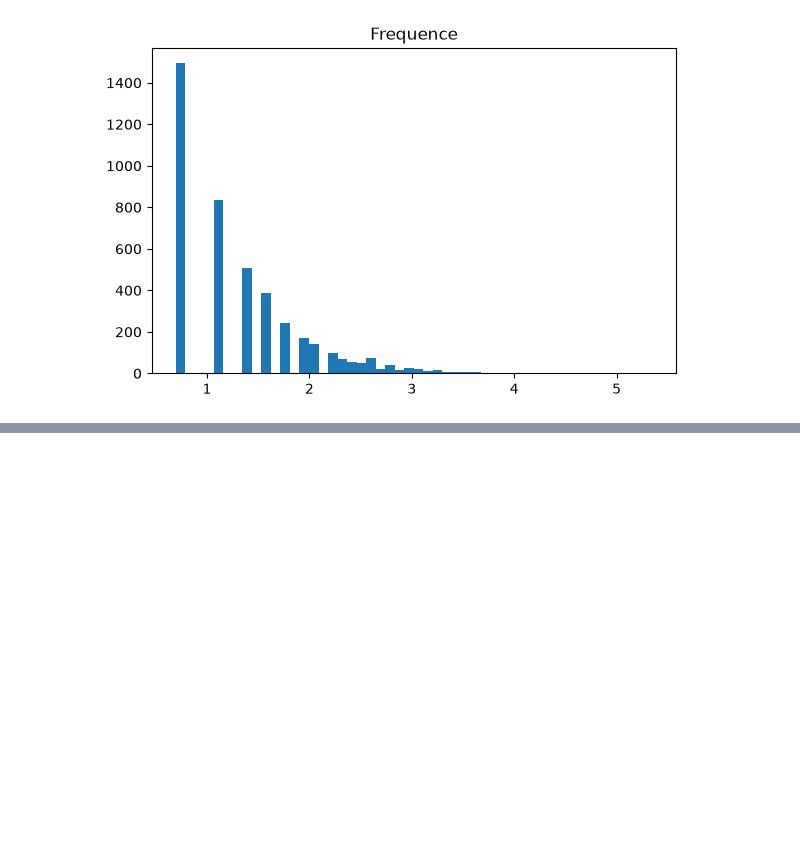
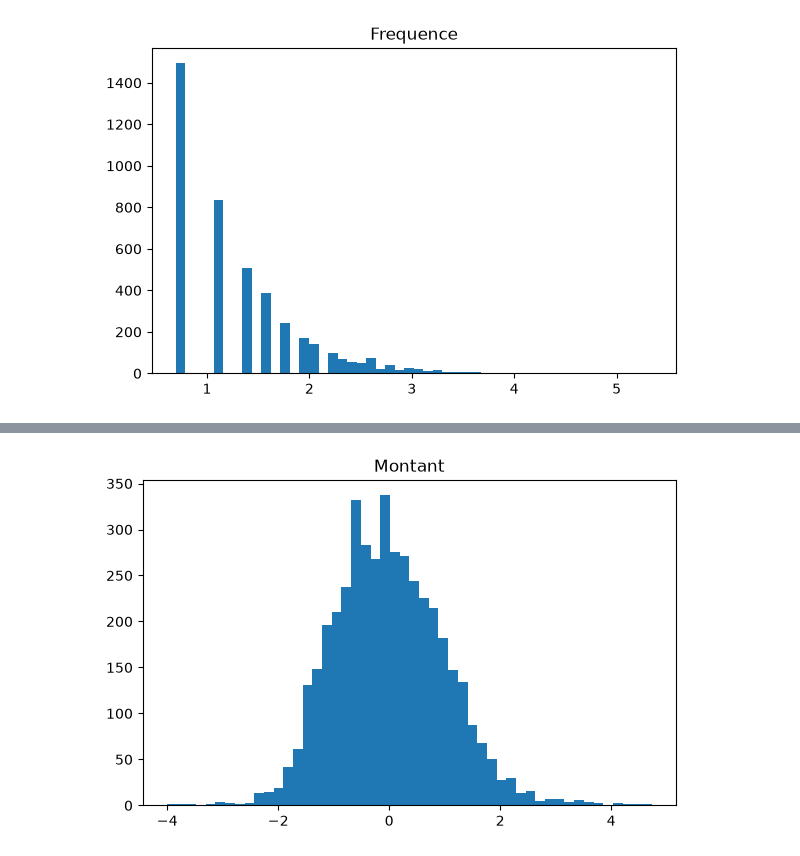
Before and after one commit to Oumohgh/ClientIQ, a Jupyter notebook: Notebook.ipynb, the cells around one changed output, grey strips where cells are left out. Cells and saved outputs as stored; diff of their text form; code cells hidden in the pictures; blank space fills up the shorter version.

```diff
--- a/Notebook.ipynb
+++ b/Notebook.ipynb
@@ -309,0 +319,7 @@ plt.show()
+# %%
+features = ['Recence', 'Frequence', 'Montant']
+X = rfm[features]
+scaler = StandardScaler()
+rfmScaled=scaler.fit_transform(X)
+display(rfmScaled)
+type(rfmScaled)
@@ -309,0 +335,10 @@ plt.show()
+# %%
+features = ['Recence', 'Frequence', 'Montant']
+rfm_scaled = pd.DataFrame(rfmScaled, columns=features, index=rfm['CustomerID'])
+fig, ax = plt.subplots(figsize=(6, 4))
+ax.hist(rfm_scaled['Montant'], bins=50)
+ax.set_title('Montant')
+plt.tight_layout()
+plt.show()
+# %% [output]
+[figure, added]
```
Also changed, not shown: parts of 15 cells of this notebook.
